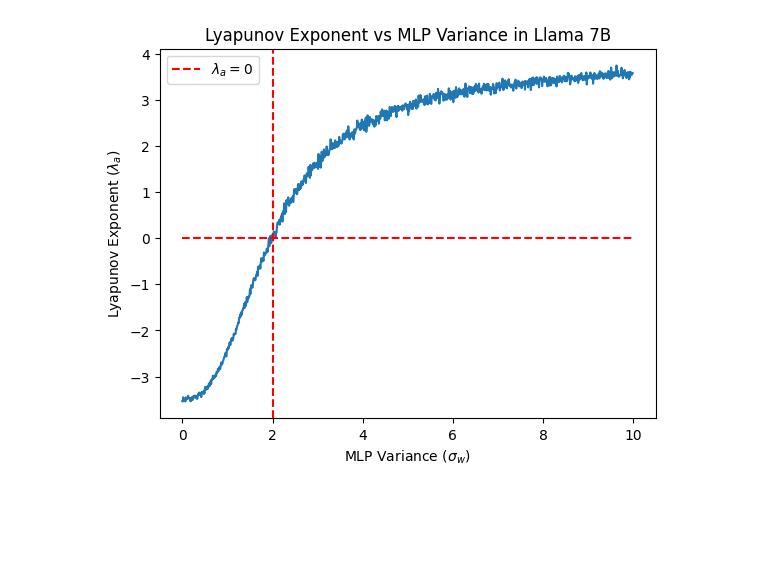
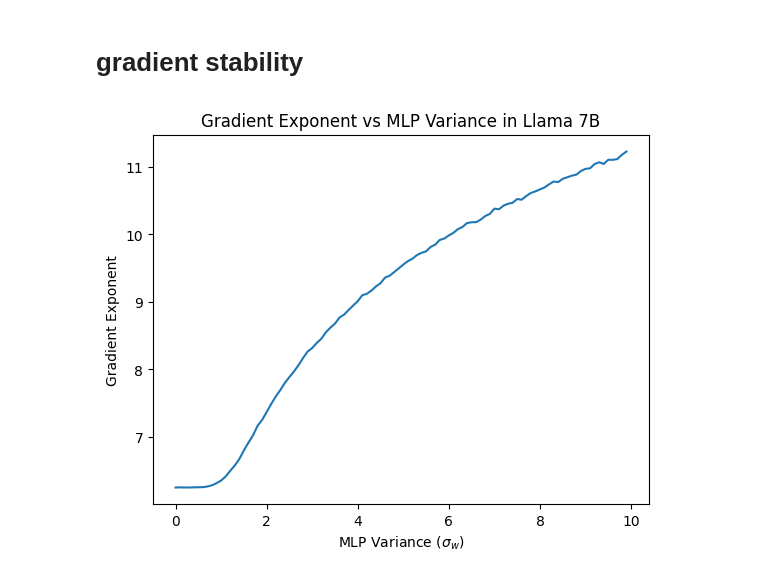
Before and after one commit to JGKing88/straightening_dynamics, a Jupyter notebook: scripts/paper_verification.ipynb, the cells around one changed output. Saved outputs shown, nothing was run; the diff lists cells and outputs as text; code cells hidden in the pictures; blank space fills up the shorter version.

```diff
--- a/scripts/paper_verification.ipynb
+++ b/scripts/paper_verification.ipynb
@@ -230,13 +298,32 @@ for mlp_variance in range(len(mlp_variances)):
-# %%
-plt.plot(mlp_variances, lyapunov_exponents)
-#put a vertical line at the point where the lyapunov exponent is 0
-# plt.axvline(x=mlp_variances[np.argmin(np.abs(lyapunov_exponents))], color='r', linestyle='--', label=r"$\lambda_a = 0$")
-plt.axvline(x=2, color='r', linestyle='--', label=r"$\lambda_a = 0$")
-plt.hlines(0, 0, 10, colors='r', linestyles='--')
-plt.xlabel(r"MLP Variance ($\sigma_w$)")
-plt.ylabel(r"Lyapunov Exponent ($\lambda_a$)")
-plt.title(r"Lyapunov Exponent vs MLP Variance in Llama 7B")
-plt.legend()
-plt.show()
-# %% [output]
-[figure, removed]
+# %% [markdown]
+# gradient stability
+# %%
+def output_reduction_wrapper(model):
+    def output_reduction(input):
+        # mean 0 unit variance gaussian of same size
+        random_vector = torch.randn_like(input)
+        output = model(input)
+        return torch.sum(output * random_vector, dim=-1)
+    return output_reduction
+# %%
+mlp_sigmas = np.arange(0, 10, 0.1)
+gradient_exponents = []
+
+# Generate input
+input = generate_input(n, d, correlation).to(device)
+
+for variance_idx, mlp_sigma in tqdm(enumerate(mlp_sigmas)):
+    model.initialize_weights(attention_sigma, mlp_sigma)
+    reduction_function = output_reduction_wrapper(model)
+    j = torch.autograd.functional.jacobian(reduction_function, input).squeeze(0).squeeze(1)
+    norm = torch.norm(j)
+    gradient_exponent = torch.log(norm).item()
+    gradient_exponents.append(gradient_exponent)
+# %%
+plt.plot(mlp_sigmas, gradient_exponents)
+plt.xlabel(r"MLP Variance ($\sigma_w$)")
+plt.ylabel(r"Gradient Exponent")
+plt.title(r"Gradient Exponent vs MLP Variance in Llama 7B")
+plt.show()
+# %% [output]
+[figure, added]
```
Also changed, not shown: parts of 17 cells of this notebook.
